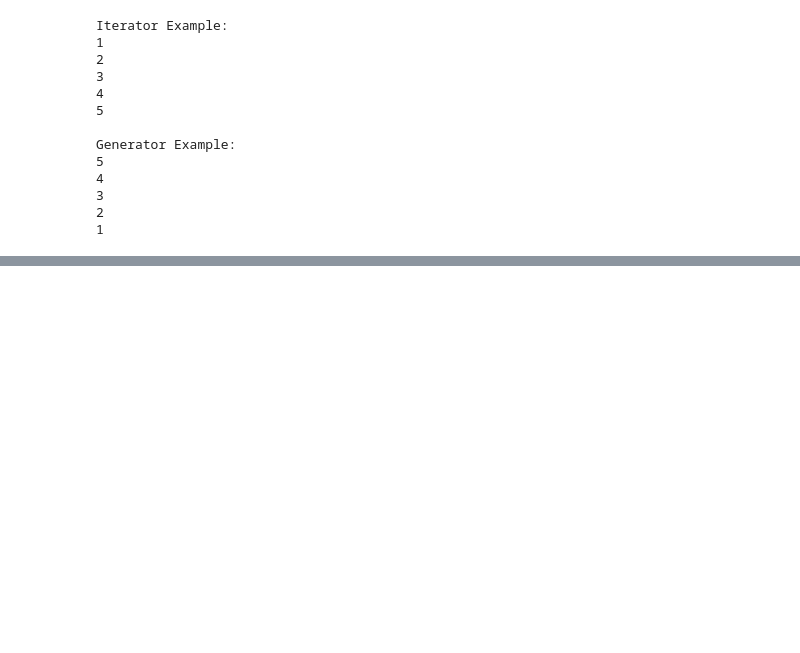
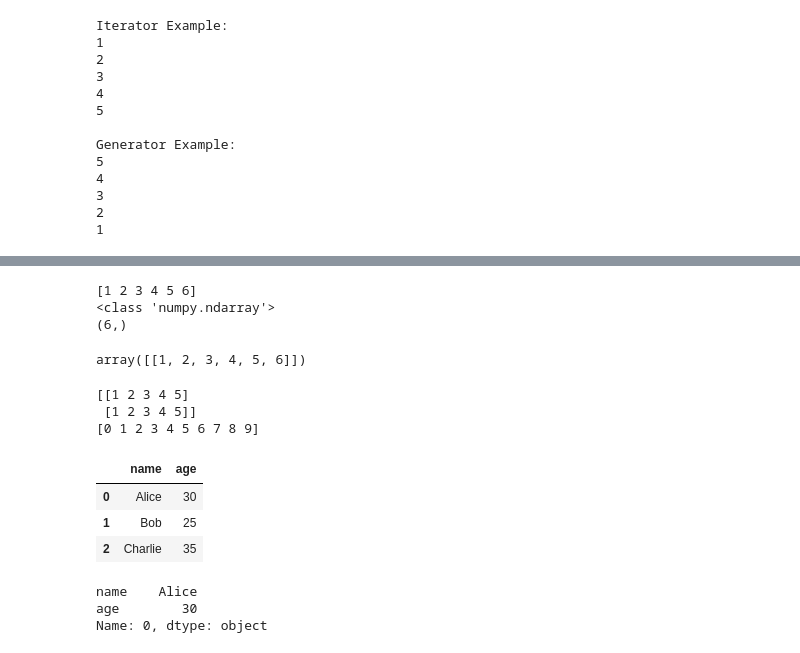
Before and after one commit to Dejiwonder/Python_Lessons, a Jupyter notebook: Python development.ipynb, the cells around one changed output, grey strips where cells are left out. Drawn from its saved outputs; the diff is of its cells as text; code cells hidden in the pictures; blank space fills up the shorter version.

```diff
--- a/Python development.ipynb
+++ b/Python development.ipynb
@@ -1688,0 +1723,52 @@ def square
+# %%
+##NUMPY
+import numpy as np
+arr= np.array ([1,2,3,4,5,6]) #- single dimension with 6 elements, One brace is open and close
+#if it is two dimension, we will be having two braces open and close e.g [[1,2,3]]
+print(arr)
+print(type(arr))
+print(arr.shape)
+arr.reshape((1,6))- #1 row, 6 column
+# %% [output]
+[1 2 3 4 5 6]
+<class 'numpy.ndarray'>
+(6,)
+array([[1, 2, 3, 4, 5, 6]])
+# %%
+## 2 D array
+arr= np.array([[1,2,3,4,5],[1,2,3,4,5]])
+print(arr)
+arr=np.arange(0,10)
+print(arr)
+#attributes of array
+#.shape .ndim, .size, .dtype, .itemsize
+# %% [output]
+[[1 2 3 4 5]
+ [1 2 3 4 5]]
+[0 1 2 3 4 5 6 7 8 9]
+# %%
+#Pandas
+import pandas as pd
+data= [1,2,3,4,5]
+pd.Series(data)
+df
+
+#dataframe is a compoenent of Pandas that helps to convert in a table structure
+# %% [output]
+|  | name | age |
+| 0 | Alice | 30 |
+| 1 | Bob | 25 |
+| 2 | Charlie | 35 |
+# %%
+df= pd.read_csv('data.csv')
+df.head()
+#Accessing Data from dataframe
+#-df.loc[]- using row index
+#-df.iloc[]- using column index
+#Acccesing a specify data, df['column name']
+
+df.loc[0]
+# %% [output]
+name    Alice
+age        30
+Name: 0, dtype: object
```
Also changed, not shown: parts of 7 cells of this notebook, 1 other file.
